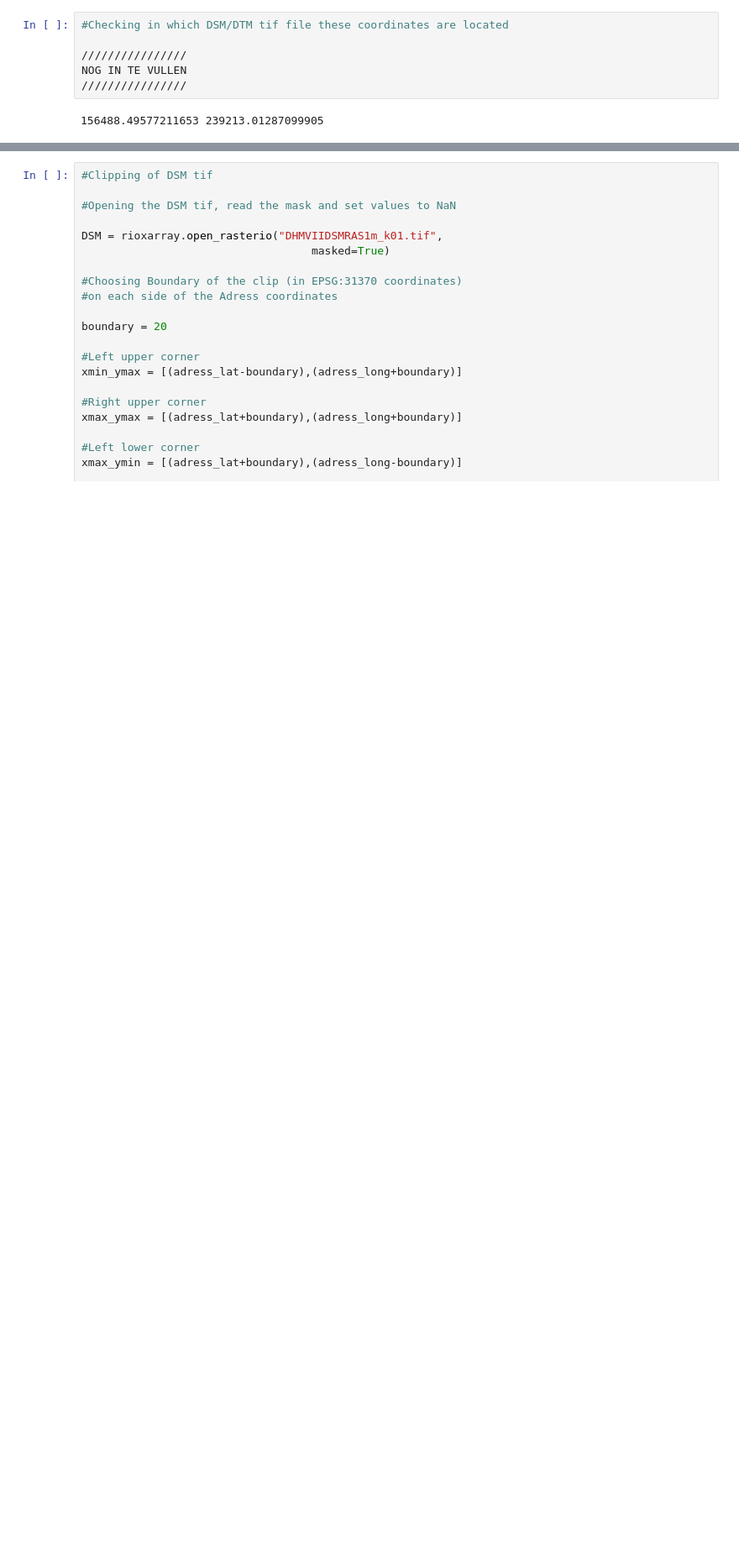
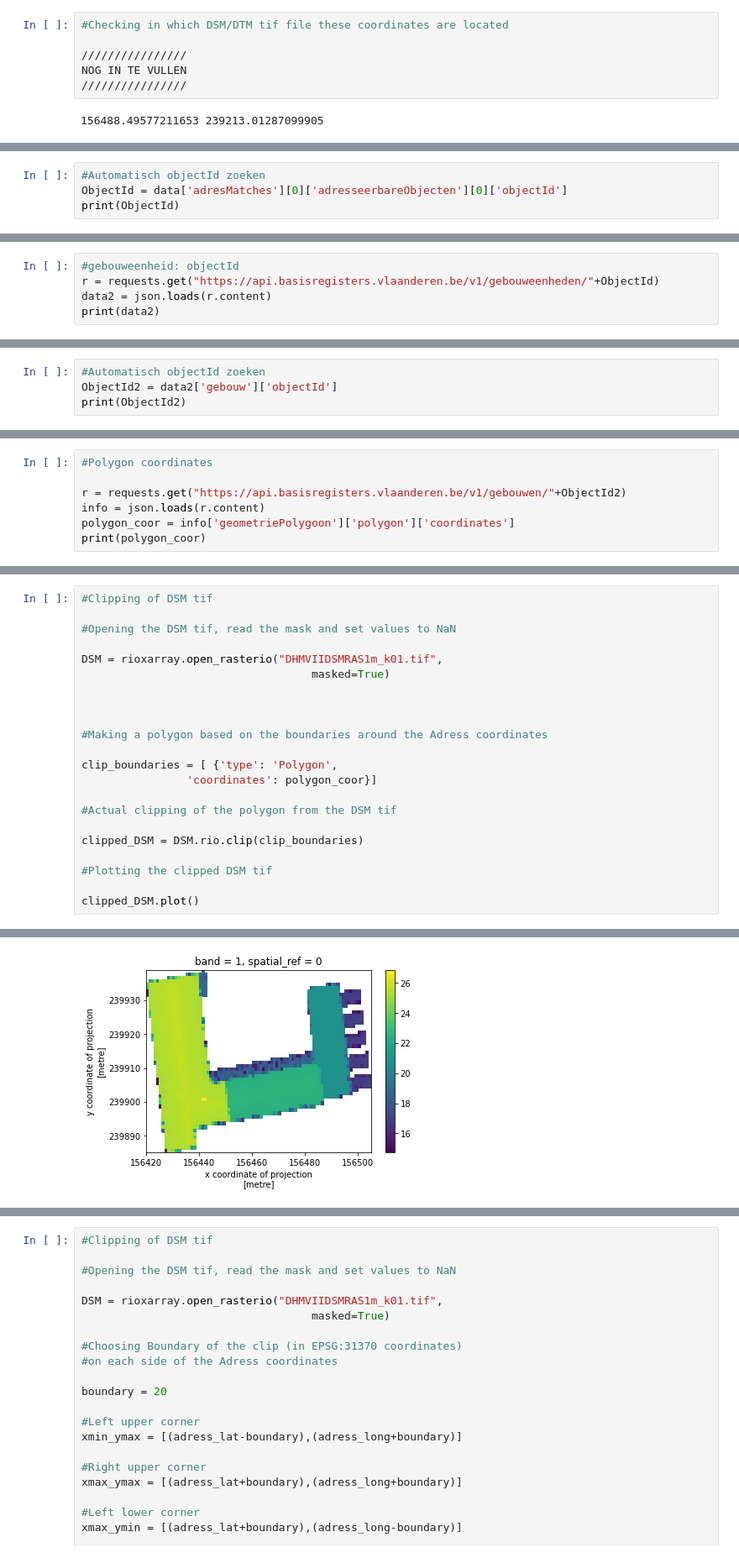
Before and after one commit to Joren-Vervoort/3D-House-Project, a Jupyter notebook: Structured_Version.ipynb, the cells around one changed output, grey strips where cells are left out. Shown at 84% size. Saved outputs shown, nothing was run; the diff lists cells and outputs as text; blank space fills up the shorter version.

Commit message:
The clipping is now based on the polygon of the building

```diff
--- a/Structured_Version.ipynb
+++ b/Structured_Version.ipynb
@@ -56,0 +74,4 @@ NOG IN TE VULLEN
+# %%
+#Automatisch objectId zoeken
+ObjectId = data['adresMatches'][0]['adresseerbareObjecten'][0]['objectId']
+print(ObjectId)
@@ -56,0 +80,5 @@ NOG IN TE VULLEN
+# %%
+#gebouweenheid: objectId
+r = requests.get("https://api.basisregisters.vlaanderen.be/v1/gebouweenheden/"+ObjectId)
+data2 = json.loads(r.content)
+print(data2)
@@ -56,0 +87,4 @@ NOG IN TE VULLEN
+# %%
+#Automatisch objectId zoeken
+ObjectId2 = data2['gebouw']['objectId']
+print(ObjectId2)
@@ -56,0 +93,7 @@ NOG IN TE VULLEN
+# %%
+#Polygon coordinates
+
+r = requests.get("https://api.basisregisters.vlaanderen.be/v1/gebouwen/"+ObjectId2)
+info = json.loads(r.content)
+polygon_coor = info['geometriePolygoon']['polygon']['coordinates']
+print(polygon_coor)
@@ -56,0 +102,23 @@ NOG IN TE VULLEN
+# %%
+#Clipping of DSM tif
+
+#Opening the DSM tif, read the mask and set values to NaN
+
+DSM = rioxarray.open_rasterio("DHMVIIDSMRAS1m_k01.tif",
+                                   masked=True)
+
+
+
+#Making a polygon based on the boundaries around the Adress coordinates
+
+clip_boundaries = [ {'type': 'Polygon',
+                'coordinates': polygon_coor}]
+
+#Actual clipping of the polygon from the DSM tif
+
+clipped_DSM = DSM.rio.clip(clip_boundaries)
+
+#Plotting the clipped DSM tif
+
+clipped_DSM.plot()
+# %% [output]
@@ -56,0 +126 @@ NOG IN TE VULLEN
+[figure, added]
```
Also changed, not shown: parts of 25 cells of this notebook.
